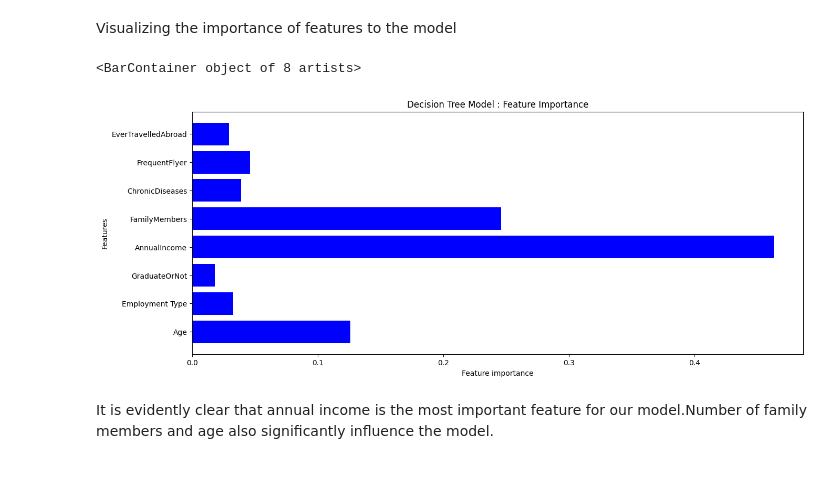
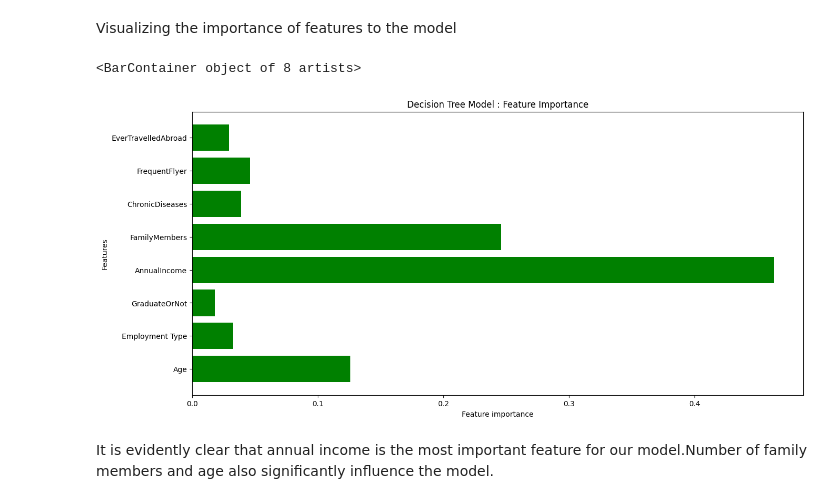
Before and after one commit to JanKosgei/Travel-Insurance-Prediction, a Jupyter notebook: Travel Insurance Prediction.ipynb, the cells around one changed output. Saved outputs shown, nothing was run; the diff lists cells and outputs as text; code cells hidden in the pictures; blank space fills up the shorter version.

```diff
--- a/Travel Insurance Prediction.ipynb
+++ b/Travel Insurance Prediction.ipynb
@@ -411,16 +412,16 @@ Visualizing the importance of features to the model
 # %%
 Treemodel = DecisionTreeClassifier(random_state=42).fit(X_train, y_train)
 # %%
-plt.figure(figsize=(15,6))
+plt.figure(figsize=(15,7))
 importances = Treemodel.feature_importances_
 features = list(X_train.columns)
 plt.title("Decision Tree Model : Feature Importance")
 plt.xlabel('Feature importance')
 plt.ylabel('Features')
-plt.barh(features,importances,color='b')
+plt.barh(features,importances,color='g')
 # %% [output]
 <BarContainer object of 8 artists>
-[figure, old version]
+[figure, new version]
 # %% [markdown]
 It is evidently clear that annual income is the most important feature for our model.Number of family members and age also significantly influence the model.
 # %%
```
Also changed, not shown: parts of 10 cells of this notebook.
